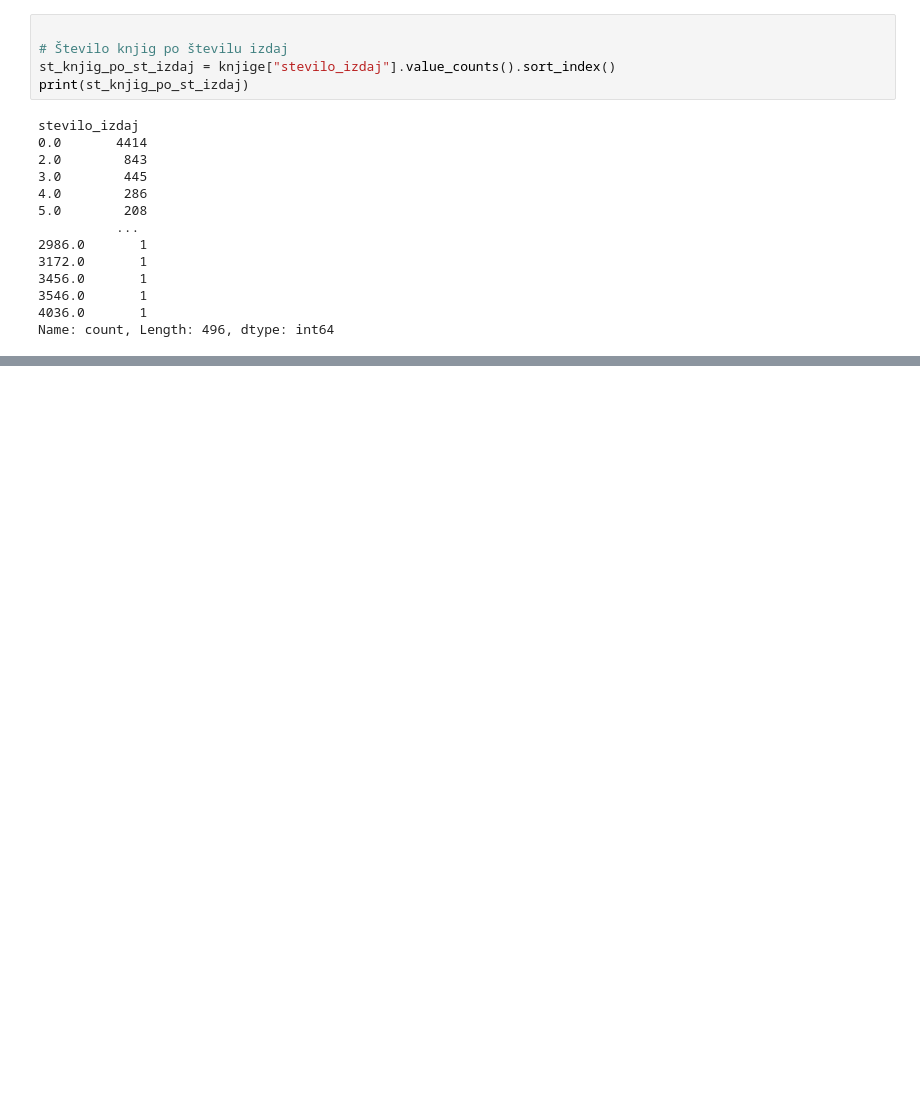
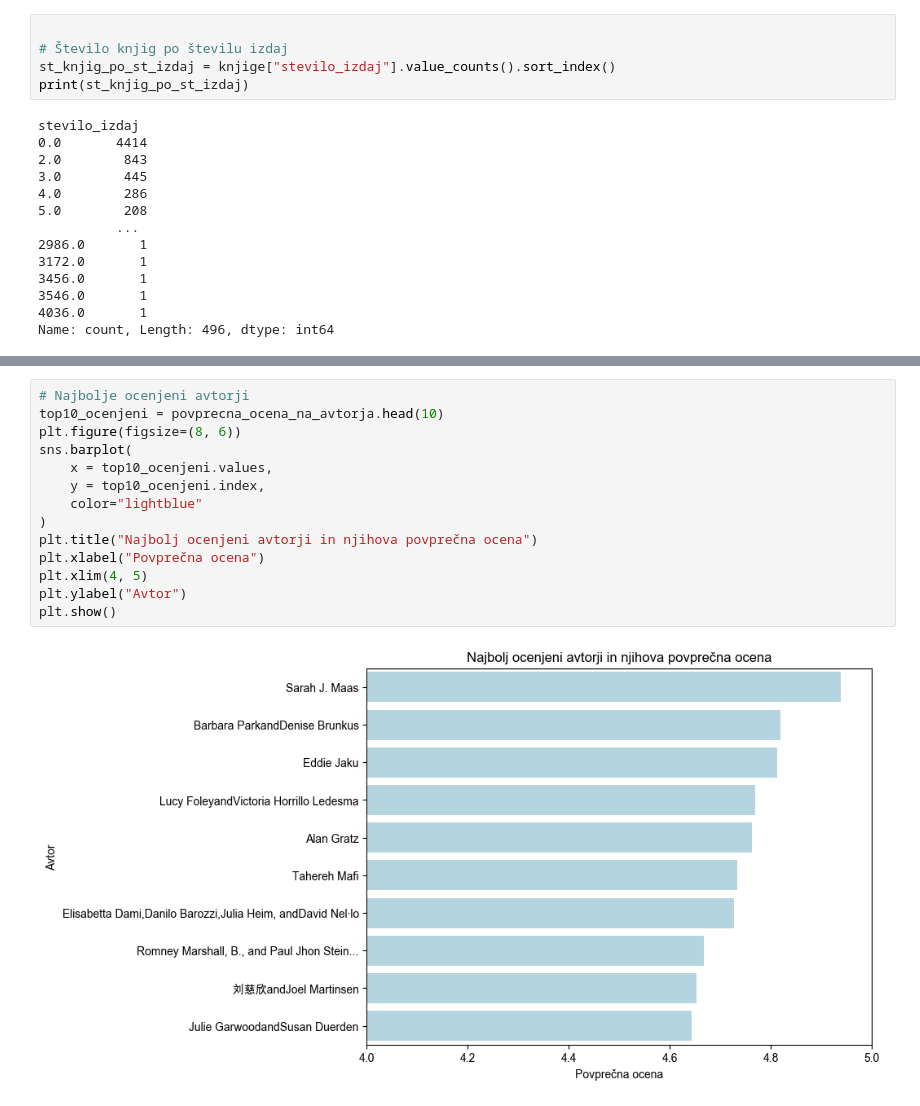
Before and after one commit to zalaplesec/Book-analysis, a Jupyter notebook: analiza.ipynb, the cells around one changed output, grey strips where cells are left out. Cells and saved outputs as stored; diff of their text form; blank space fills up the shorter version.

```diff
--- a/analiza.ipynb
+++ b/analiza.ipynb
@@ -382,0 +383,16 @@ KeyError: 'avtor'
+# %%
+# Najbolje ocenjeni avtorji
+top10_ocenjeni = povprecna_ocena_na_avtorja.head(10)
+plt.figure(figsize=(8, 6))
+sns.barplot(
+    x = top10_ocenjeni.values,
+    y = top10_ocenjeni.index,
+    color="lightblue"
+)
+plt.title("Najbolj ocenjeni avtorji in njihova povprečna ocena")
+plt.xlabel("Povprečna ocena")
+plt.xlim(4, 5)
+plt.ylabel("Avtor")
+plt.show()
+# %% [output]
+[figure, added]
```
Also changed, not shown: parts of 29 cells of this notebook.
